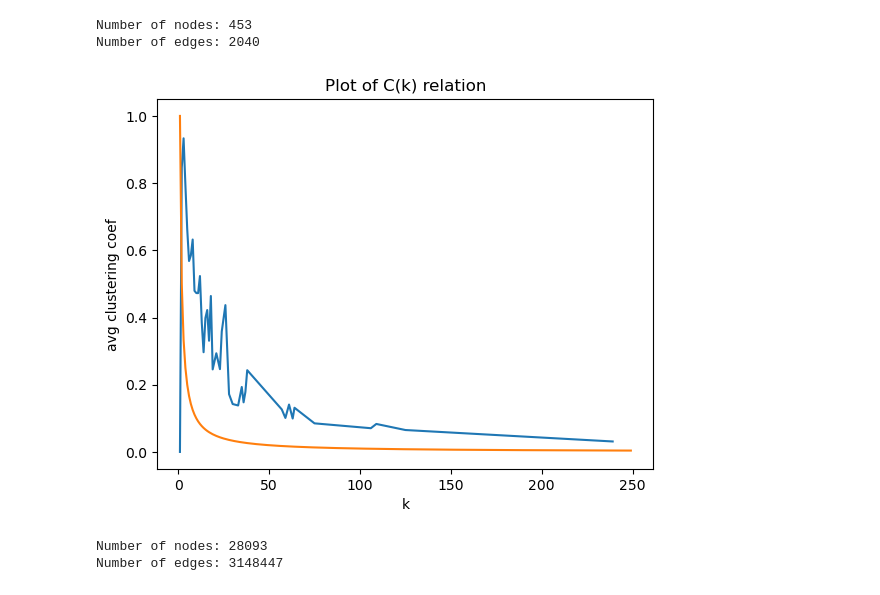
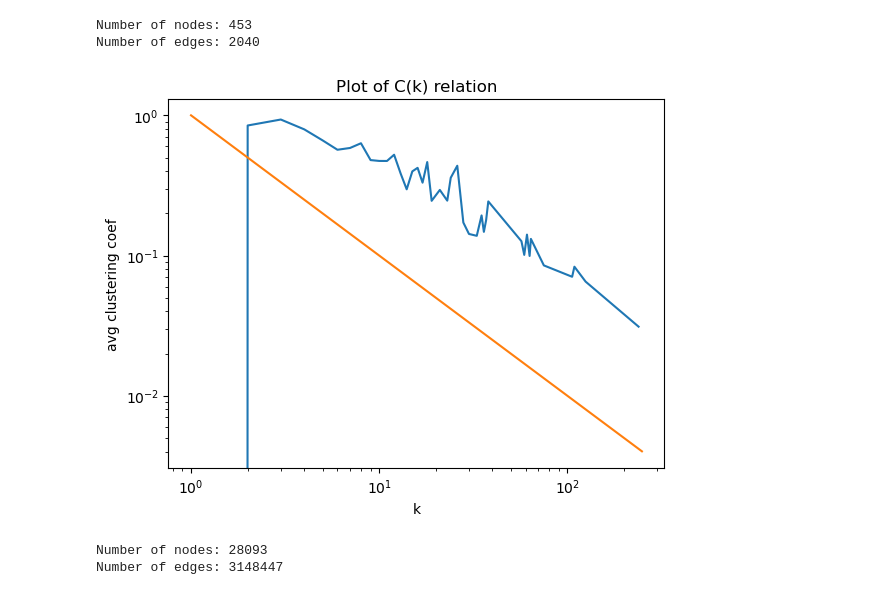
Before and after one commit to kubek22/SNARS, a Jupyter notebook: project8/project8.ipynb, the cells around one changed output. Saved outputs shown, nothing was run; the diff lists cells and outputs as text; code cells hidden in the pictures.

```diff
--- a/project8/project8.ipynb
+++ b/project8/project8.ipynb
@@ -75,12 +75,14 @@ Number of edges: 2040
 # %%
 ks = np.arange(1, 250)
 plot_c(G)
+plt.xscale("log")
+plt.yscale("log")
 plt.plot(ks, 1/ks)
 plt.show()
 
 # hierarchical
 # %% [output]
-[figure, old version]
+[figure, new version]
 # %%
 # https://networkrepository.com/bn-fly-drosophila-medulla-1.php
 
```
Also changed, not shown: parts of 2 cells of this notebook.
